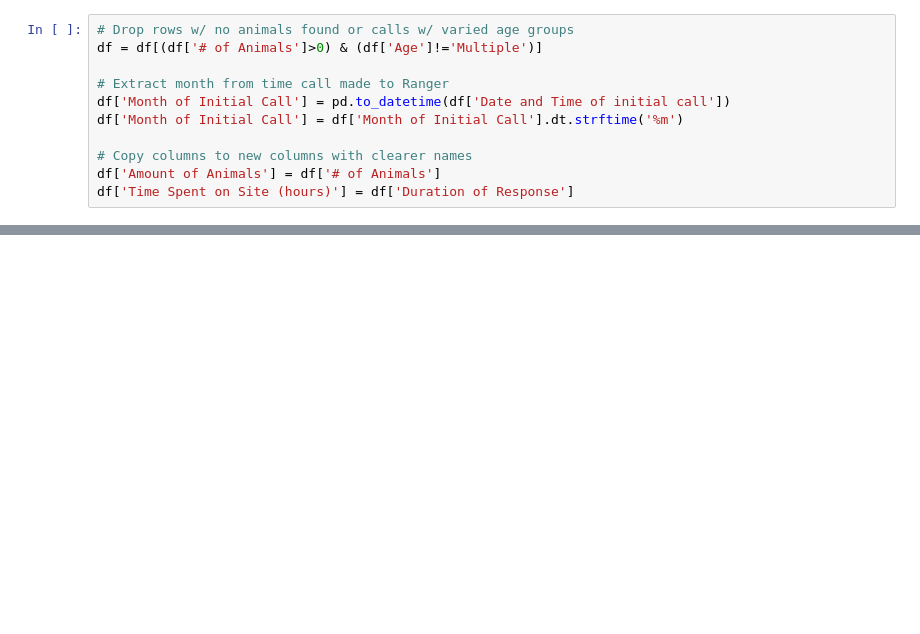
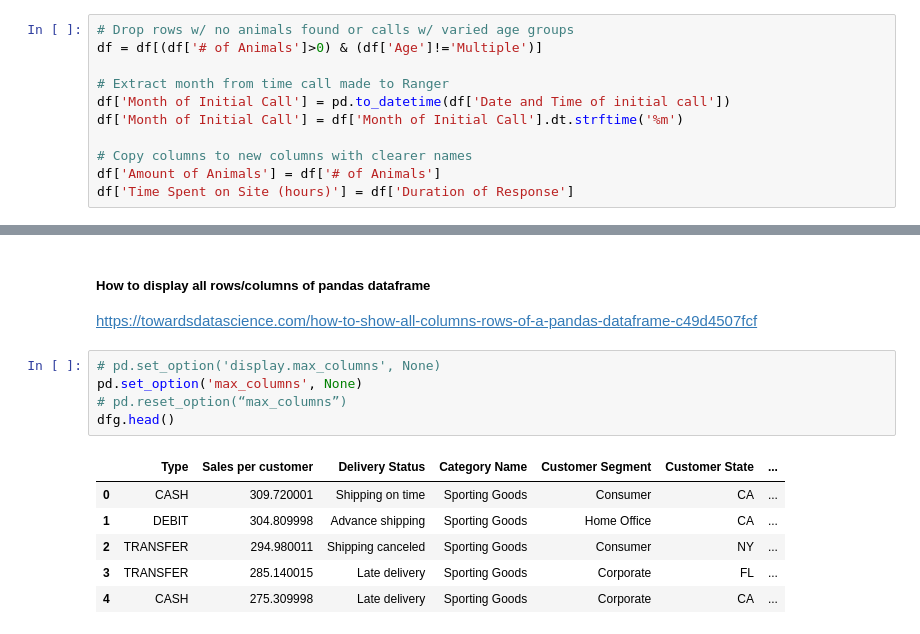
Before and after one commit to wgong/Dash-by-Plotly, a Jupyter notebook: explore-data.ipynb, the cells around one changed output, grey strips where cells are left out. Drawn from its saved outputs; the diff is of its cells as text; blank space fills up the shorter version.

```diff
--- a/explore-data.ipynb
+++ b/explore-data.ipynb
@@ -59,0 +243,16 @@ df['Time Spent on Site (hours)'] = df['Duration of Response']
+# %% [markdown]
+##### How to display all rows/columns of pandas dataframe
+
+https://towardsdatascience.com/how-to-show-all-columns-rows-of-a-pandas-dataframe-c49d4507fcf
+# %%
+# pd.set_option('display.max_columns', None)
+pd.set_option('max_columns', None)
+# pd.reset_option(“max_columns”)
+dfg.head()
+# %% [output]
+|  | Type | Sales per customer | Delivery Status | Category Name | Customer Segment | Customer State | ... |
+| 0 | CASH | 309.720001 | Shipping on time | Sporting Goods | Consumer | CA | ... |
+| 1 | DEBIT | 304.809998 | Advance shipping | Sporting Goods | Home Office | CA | ... |
+| 2 | TRANSFER | 294.980011 | Shipping canceled | Sporting Goods | Consumer | NY | ... |
+| 3 | TRANSFER | 285.140015 | Late delivery | Sporting Goods | Corporate | FL | ... |
+| 4 | CASH | 275.309998 | Late delivery | Sporting Goods | Corporate | CA | ... |
```
Also changed, not shown: parts of 33 cells of this notebook, 24 other files.
